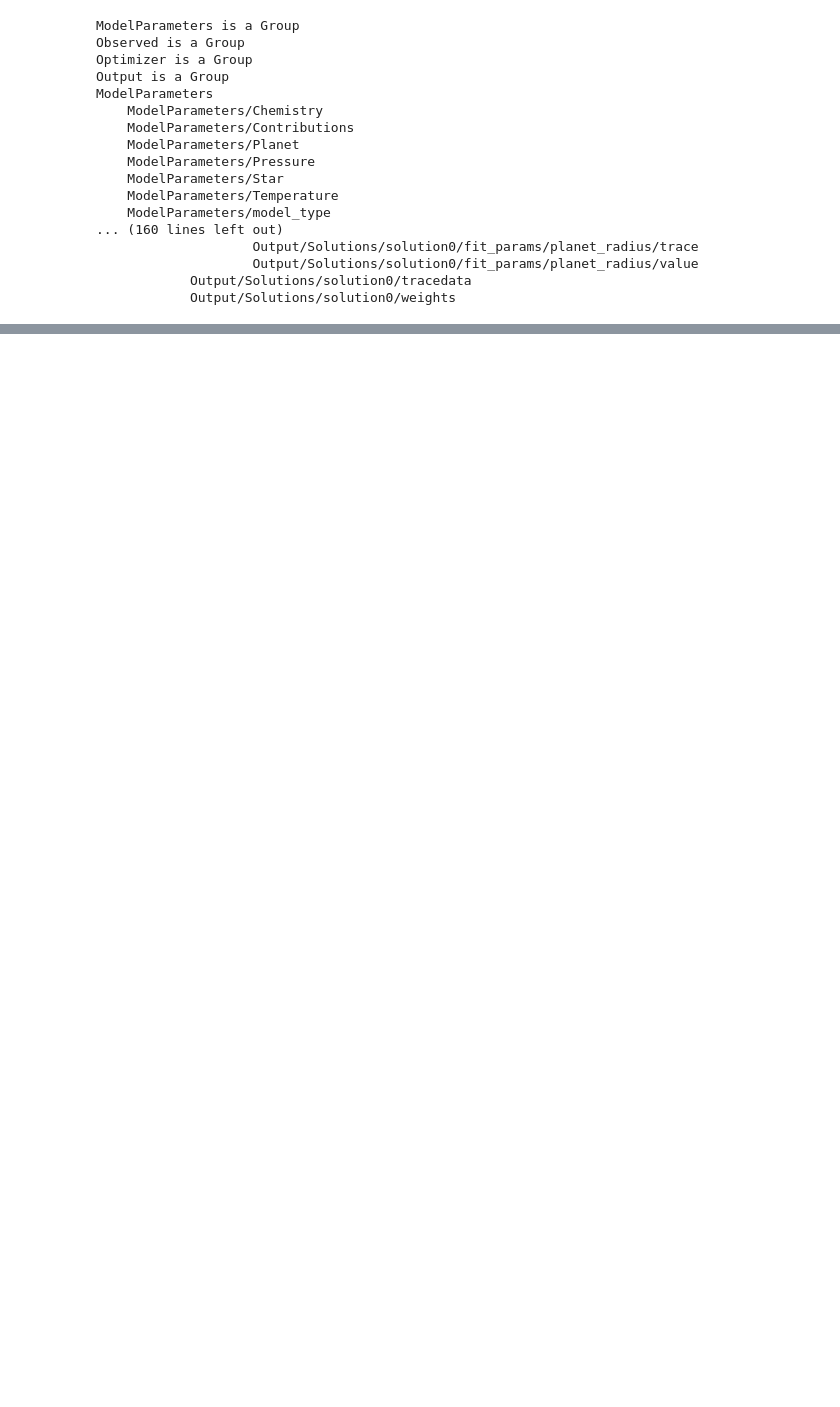
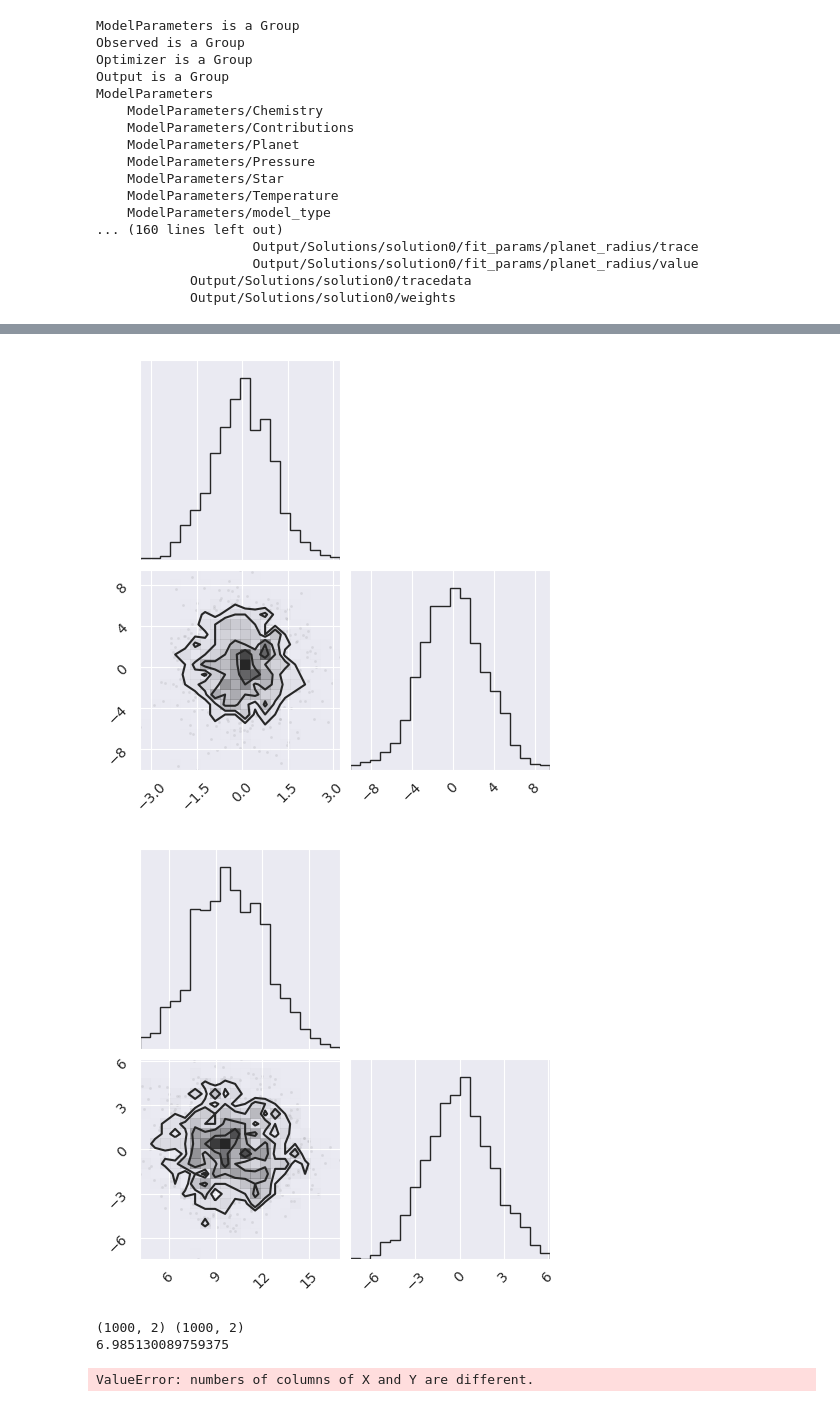
Before and after one commit to lwelzel/compla, a Jupyter notebook: src/plot_results_sandbox.ipynb, the cells around one changed output, grey strips where cells are left out. Cells and saved outputs as stored; diff of their text form; code cells hidden in the pictures; blank space fills up the shorter version.

Commit message:
WIP divergence calc plot

```diff
--- a/src/plot_results_sandbox.ipynb
+++ b/src/plot_results_sandbox.ipynb
@@ -451,0 +474,25 @@ def plot_divergence(path=None):
+# %%
+from universal_divergence import estimate
+
+mean = [0, 0]
+cov = [[1, 0], [0, 10]]
+mean2 = [10, 0]
+cov2 = [[5, 0], [0, 5]]
+x = np.random.multivariate_normal(mean, cov, 1000)
+z = np.random.multivariate_normal(mean2, cov2, 1000)
+
+corner(x)
+plt.show()
+
+corner(z)
+plt.show()
+
+print(x.shape, z.shape)
+
+print(estimate(x, z))  # will be bigger than 0.0
+# %% [output]
+[figure, added]
+[figure, added]
+(1000, 2) (1000, 2)
+6.985130089759375
+ValueError: numbers of columns of X and Y are different.
```
Also changed, not shown: parts of 11 cells of this notebook, 3 other files.
